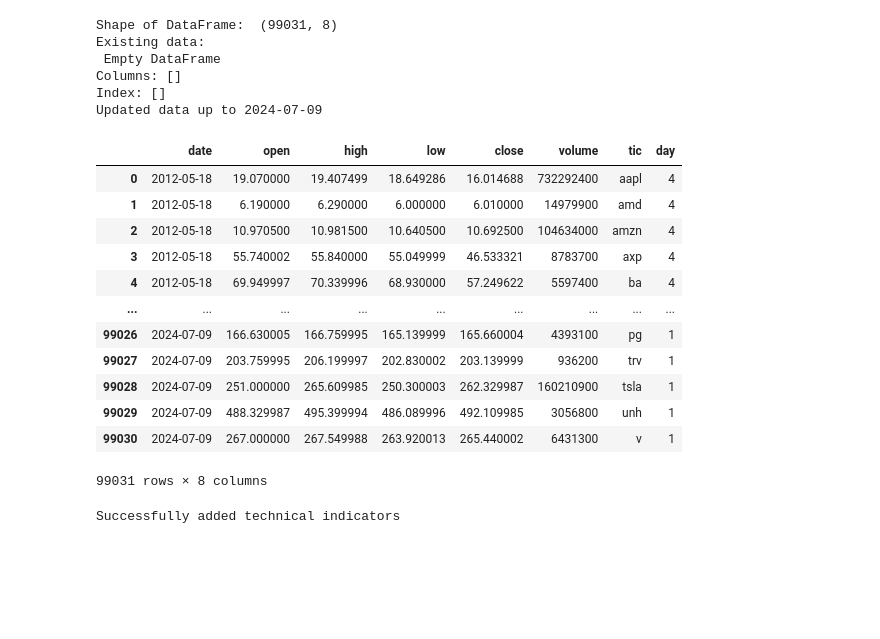
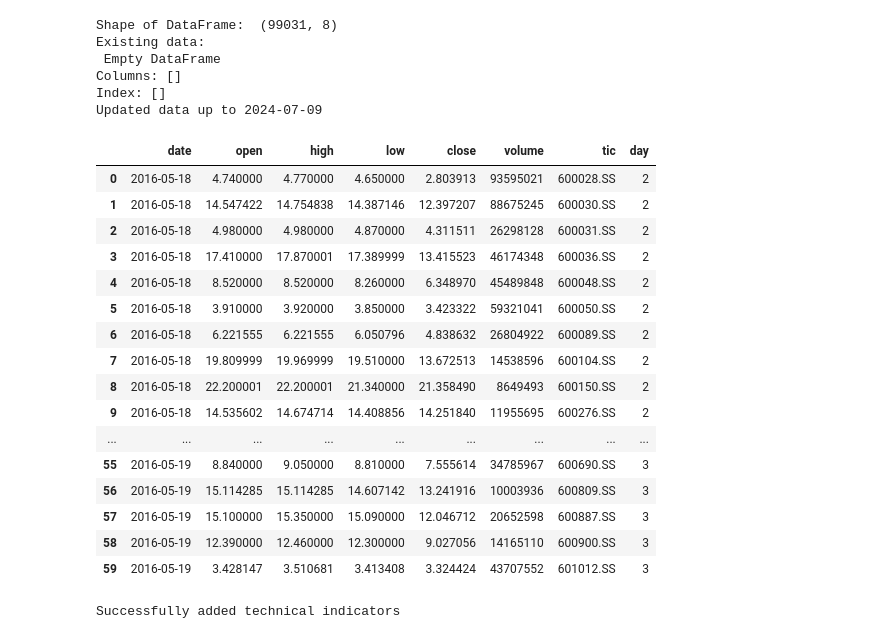
Before and after one commit to Zdong104/ZTrade, a Jupyter notebook: Computation/debug.ipynb, the cells around one changed output. Drawn from its saved outputs; the diff is of its cells as text; code cells hidden in the pictures; blank space fills up the shorter version.

Commit message:
chinese also done

```diff
--- a/Computation/debug.ipynb
+++ b/Computation/debug.ipynb
@@ -80,22 +80,26 @@ Columns: []
 Index: []
 Updated data up to 2024-07-09
 # %%
-data = pd.read_csv(DATA_FILE)
-data
+data = pd.read_csv("stock_data_Chinese.csv")
+data.head(60)
 # %% [output]
 |  | date | open | high | low | close | volume | tic | day |
-| 0 | 2012-05-18 | 19.070000 | 19.407499 | 18.649286 | 16.014688 | 732292400 | aapl | 4 |
-| 1 | 2012-05-18 | 6.190000 | 6.290000 | 6.000000 | 6.010000 | 14979900 | amd | 4 |
-| 2 | 2012-05-18 | 10.970500 | 10.981500 | 10.640500 | 10.692500 | 104634000 | amzn | 4 |
-| 3 | 2012-05-18 | 55.740002 | 55.840000 | 55.049999 | 46.533321 | 8783700 | axp | 4 |
-| 4 | 2012-05-18 | 69.949997 | 70.339996 | 68.930000 | 57.249622 | 5597400 | ba | 4 |
+| 0 | 2016-05-18 | 4.740000 | 4.770000 | 4.650000 | 2.803913 | 93595021 | 600028.SS | 2 |
+| 1 | 2016-05-18 | 14.547422 | 14.754838 | 14.387146 | 12.397207 | 88675245 | 600030.SS | 2 |
+| 2 | 2016-05-18 | 4.980000 | 4.980000 | 4.870000 | 4.311511 | 26298128 | 600031.SS | 2 |
+| 3 | 2016-05-18 | 17.410000 | 17.870001 | 17.389999 | 13.415523 | 46174348 | 600036.SS | 2 |
+| 4 | 2016-05-18 | 8.520000 | 8.520000 | 8.260000 | 6.348970 | 45489848 | 600048.SS | 2 |
+| 5 | 2016-05-18 | 3.910000 | 3.920000 | 3.850000 | 3.423322 | 59321041 | 600050.SS | 2 |
+| 6 | 2016-05-18 | 6.221555 | 6.221555 | 6.050796 | 4.838632 | 26804922 | 600089.SS | 2 |
+| 7 | 2016-05-18 | 19.809999 | 19.969999 | 19.510000 | 13.672513 | 14538596 | 600104.SS | 2 |
+| 8 | 2016-05-18 | 22.200001 | 22.200001 | 21.340000 | 21.358490 | 8649493 | 600150.SS | 2 |
+| 9 | 2016-05-18 | 14.535602 | 14.674714 | 14.408856 | 14.251840 | 11955695 | 600276.SS | 2 |
 | ... | ... | ... | ... | ... | ... | ... | ... | ... |
-| 99026 | 2024-07-09 | 166.630005 | 166.759995 | 165.139999 | 165.660004 | 4393100 | pg | 1 |
-| 99027 | 2024-07-09 | 203.759995 | 206.199997 | 202.830002 | 203.139999 | 936200 | trv | 1 |
-| 99028 | 2024-07-09 | 251.000000 | 265.609985 | 250.300003 | 262.329987 | 160210900 | tsla | 1 |
-| 99029 | 2024-07-09 | 488.329987 | 495.399994 | 486.089996 | 492.109985 | 3056800 | unh | 1 |
-| 99030 | 2024-07-09 | 267.000000 | 267.549988 | 263.920013 | 265.440002 | 6431300 | v | 1 |
+| 55 | 2016-05-19 | 8.840000 | 9.050000 | 8.810000 | 7.555614 | 34785967 | 600690.SS | 3 |
+| 56 | 2016-05-19 | 15.114285 | 15.114285 | 14.607142 | 13.241916 | 10003936 | 600809.SS | 3 |
+| 57 | 2016-05-19 | 15.100000 | 15.350000 | 15.090000 | 12.046712 | 20652598 | 600887.SS | 3 |
+| 58 | 2016-05-19 | 12.390000 | 12.460000 | 12.300000 | 9.027056 | 14165110 | 600900.SS | 3 |
+| 59 | 2016-05-19 | 3.428147 | 3.510681 | 3.413408 | 3.324424 | 43707552 | 601012.SS | 3 |
-99031 rows × 8 columns
 # %%
 import itertools
 
```
Also changed, not shown: parts of 5 cells of this notebook, 6 other files.
